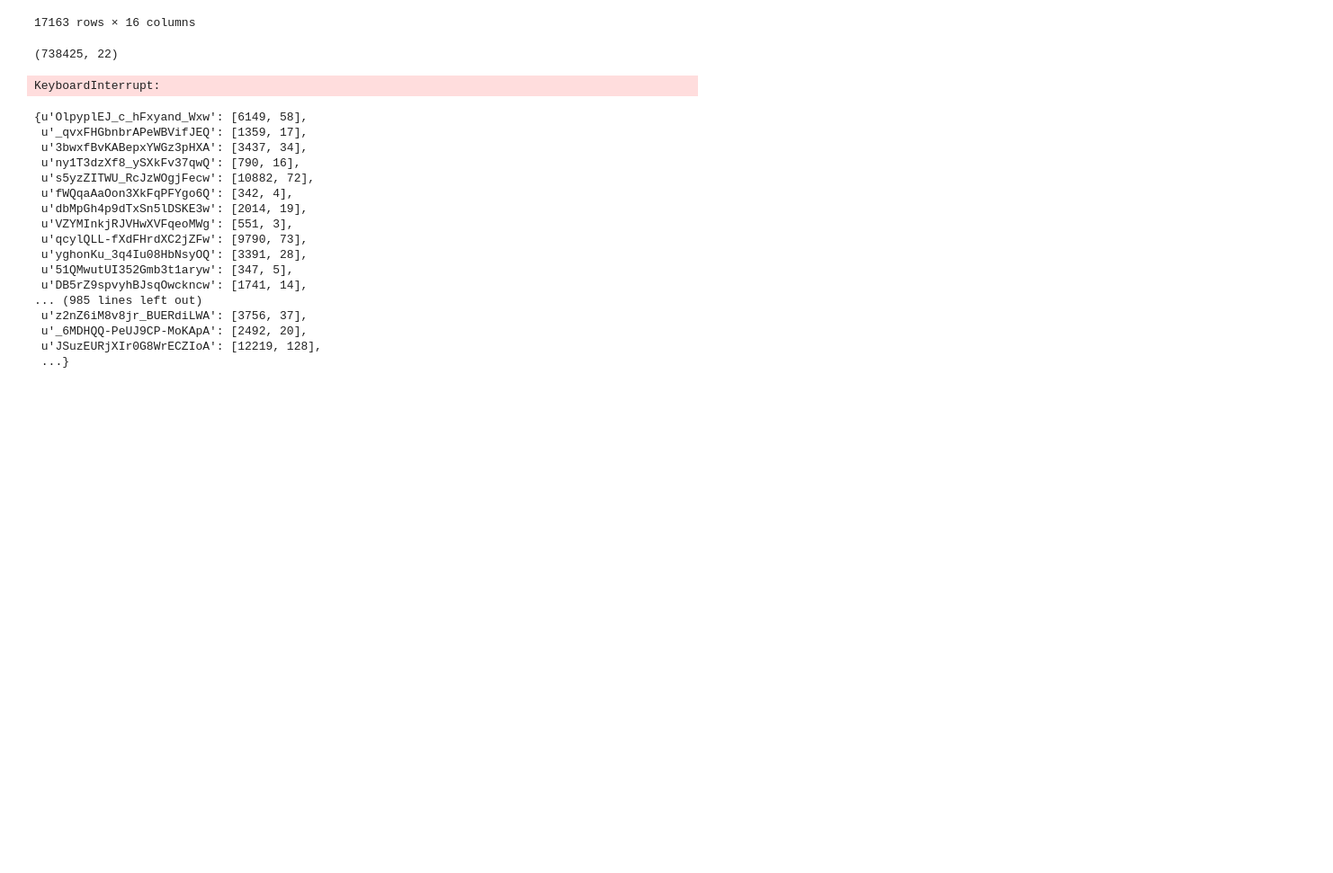
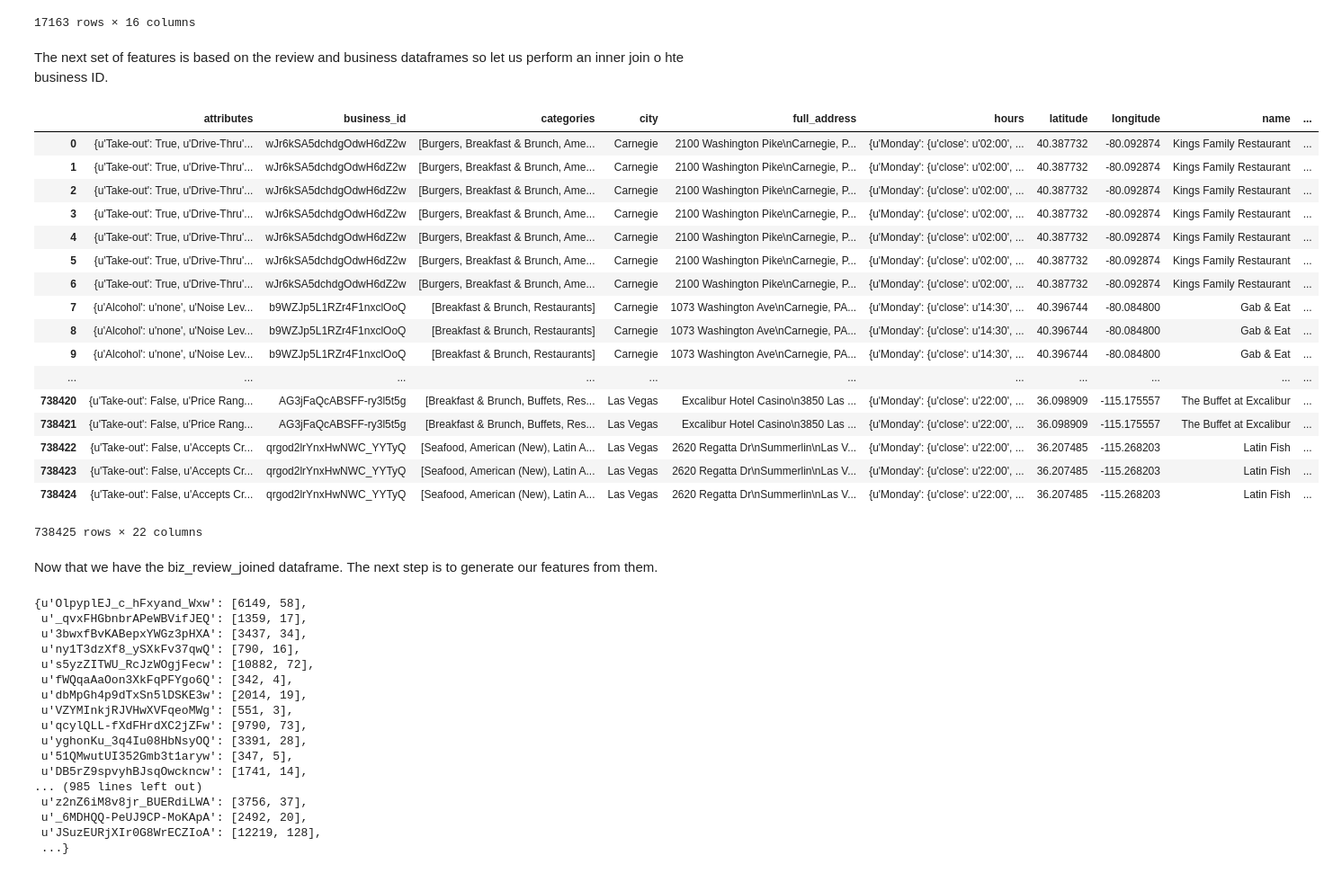
Before and after one commit to abhinavasingh16/Yelp-Analysis, a Jupyter notebook: AnalysisNotebook.ipynb, the cells around one changed output. Shown: that part at 90% size. Drawn from its saved outputs; the diff is of its cells as text; code cells hidden in the pictures; blank space fills up the shorter version.

```diff
--- a/AnalysisNotebook.ipynb
+++ b/AnalysisNotebook.ipynb
@@ -128,21 +173,38 @@ new_res_df
 | 17161 | {u'Take-out': False, u'Price Rang... | AG3jFaQcABSFF-ry3l5t5g | [Breakfast & Brunch, Buffets, Res... | Las Vegas | Excalibur Hotel Casino\n3850 Las ... | {u'Monday': {u'close': u'22:00', ... | 36.098909 | -115.175557 | The Buffet at Excalibur | ... |
 | 17162 | {u'Take-out': False, u'Accepts Cr... | qrgod2lrYnxHwNWC_YYTyQ | [Seafood, American (New), Latin A... | Las Vegas | 2620 Regatta Dr\nSummerlin\nLas V... | {u'Monday': {u'close': u'22:00', ... | 36.207485 | -115.268203 | Latin Fish | ... |
 17163 rows × 16 columns
+# %% [markdown]
+The next set of features is based on the review and business dataframes so let us perform an inner join o hte business ID.
 # %%
 #Joins res_df and review_df on business_id
 
 import numpy as np
 
 per_biz = dict()
 random_indices = np.random.choice(len(review_df), 100000)
-RestaurantReviewsJoinedDict = pd.merge(res_df, review_df, on='business_id')
+RestaurantReviewsJoined = pd.merge(res_df, review_df, on='business_id')
+RestaurantReviewsJoinedDict
+# %% [output]
+|  | attributes | business_id | categories | city | full_address | hours | latitude | longitude | name | ... |
+| 0 | {u'Take-out': True, u'Drive-Thru'... | wJr6kSA5dchdgOdwH6dZ2w | [Burgers, Breakfast & Brunch, Ame... | Carnegie | 2100 Washington Pike\nCarnegie, P... | {u'Monday': {u'close': u'02:00', ... | 40.387732 | -80.092874 | Kings Family Restaurant | ... |
+| 1 | {u'Take-out': True, u'Drive-Thru'... | wJr6kSA5dchdgOdwH6dZ2w | [Burgers, Breakfast & Brunch, Ame... | Carnegie | 2100 Washington Pike\nCarnegie, P... | {u'Monday': {u'close': u'02:00', ... | 40.387732 | -80.092874 | Kings Family Restaurant | ... |
+| 2 | {u'Take-out': True, u'Drive-Thru'... | wJr6kSA5dchdgOdwH6dZ2w | [Burgers, Breakfast & Brunch, Ame... | Carnegie | 2100 Washington Pike\nCarnegie, P... | {u'Monday': {u'close': u'02:00', ... | 40.387732 | -80.092874 | Kings Family Restaurant | ... |
+| 3 | {u'Take-out': True, u'Drive-Thru'... | wJr6kSA5dchdgOdwH6dZ2w | [Burgers, Breakfast & Brunch, Ame... | Carnegie | 2100 Washington Pike\nCarnegie, P... | {u'Monday': {u'close': u'02:00', ... | 40.387732 | -80.092874 | Kings Family Restaurant | ... |
+| 4 | {u'Take-out': True, u'Drive-Thru'... | wJr6kSA5dchdgOdwH6dZ2w | [Burgers, Breakfast & Brunch, Ame... | Carnegie | 2100 Washington Pike\nCarnegie, P... | {u'Monday': {u'close': u'02:00', ... | 40.387732 | -80.092874 | Kings Family Restaurant | ... |
+| 5 | {u'Take-out': True, u'Drive-Thru'... | wJr6kSA5dchdgOdwH6dZ2w | [Burgers, Breakfast & Brunch, Ame... | Carnegie | 2100 Washington Pike\nCarnegie, P... | {u'Monday': {u'close': u'02:00', ... | 40.387732 | -80.092874 | Kings Family Restaurant | ... |
+| 6 | {u'Take-out': True, u'Drive-Thru'... | wJr6kSA5dchdgOdwH6dZ2w | [Burgers, Breakfast & Brunch, Ame... | Carnegie | 2100 Washington Pike\nCarnegie, P... | {u'Monday': {u'close': u'02:00', ... | 40.387732 | -80.092874 | Kings Family Restaurant | ... |
+| 7 | {u'Alcohol': u'none', u'Noise Lev... | b9WZJp5L1RZr4F1nxclOoQ | [Breakfast & Brunch, Restaurants] | Carnegie | 1073 Washington Ave\nCarnegie, PA... | {u'Monday': {u'close': u'14:30', ... | 40.396744 | -80.084800 | Gab & Eat | ... |
+| 8 | {u'Alcohol': u'none', u'Noise Lev... | b9WZJp5L1RZr4F1nxclOoQ | [Breakfast & Brunch, Restaurants] | Carnegie | 1073 Washington Ave\nCarnegie, PA... | {u'Monday': {u'close': u'14:30', ... | 40.396744 | -80.084800 | Gab & Eat | ... |
+| 9 | {u'Alcohol': u'none', u'Noise Lev... | b9WZJp5L1RZr4F1nxclOoQ | [Breakfast & Brunch, Restaurants] | Carnegie | 1073 Washington Ave\nCarnegie, PA... | {u'Monday': {u'close': u'14:30', ... | 40.396744 | -80.084800 | Gab & Eat | ... |
+| ... | ... | ... | ... | ... | ... | ... | ... | ... | ... | ... |
+| 738420 | {u'Take-out': False, u'Price Rang... | AG3jFaQcABSFF-ry3l5t5g | [Breakfast & Brunch, Buffets, Res... | Las Vegas | Excalibur Hotel Casino\n3850 Las ... | {u'Monday': {u'close': u'22:00', ... | 36.098909 | -115.175557 | The Buffet at Excalibur | ... |
+| 738421 | {u'Take-out': False, u'Price Rang... | AG3jFaQcABSFF-ry3l5t5g | [Breakfast & Brunch, Buffets, Res... | Las Vegas | Excalibur Hotel Casino\n3850 Las ... | {u'Monday': {u'close': u'22:00', ... | 36.098909 | -115.175557 | The Buffet at Excalibur | ... |
+| 738422 | {u'Take-out': False, u'Accepts Cr... | qrgod2lrYnxHwNWC_YYTyQ | [Seafood, American (New), Latin A... | Las Vegas | 2620 Regatta Dr\nSummerlin\nLas V... | {u'Monday': {u'close': u'22:00', ... | 36.207485 | -115.268203 | Latin Fish | ... |
+| 738423 | {u'Take-out': False, u'Accepts Cr... | qrgod2lrYnxHwNWC_YYTyQ | [Seafood, American (New), Latin A... | Las Vegas | 2620 Regatta Dr\nSummerlin\nLas V... | {u'Monday': {u'close': u'22:00', ... | 36.207485 | -115.268203 | Latin Fish | ... |
+| 738424 | {u'Take-out': False, u'Accepts Cr... | qrgod2lrYnxHwNWC_YYTyQ | [Seafood, American (New), Latin A... | Las Vegas | 2620 Regatta Dr\nSummerlin\nLas V... | {u'Monday': {u'close': u'22:00', ... | 36.207485 | -115.268203 | Latin Fish | ... |
+738425 rows × 22 columns
-# %%
-print RestaurantReviewsJoinedDict.shape
-RestaurantReviewsJoinedDict.to_csv('RestaurantReviewsJoinedDict.csv', encoding='utf-8')
-RestaurantReviewsJoinedDict
-# %% [output]
-(738425, 22)
-KeyboardInterrupt:
+# %% [markdown]
+Now that we have the biz_review_joined dataframe. The next step is to generate our features from them.
 # %%
 '''
 Outputs a dictionary per_biz which has a key business_id and value a list, where the first element is total number
```
Also changed, not shown: parts of 20 cells of this notebook, 5 other files.
